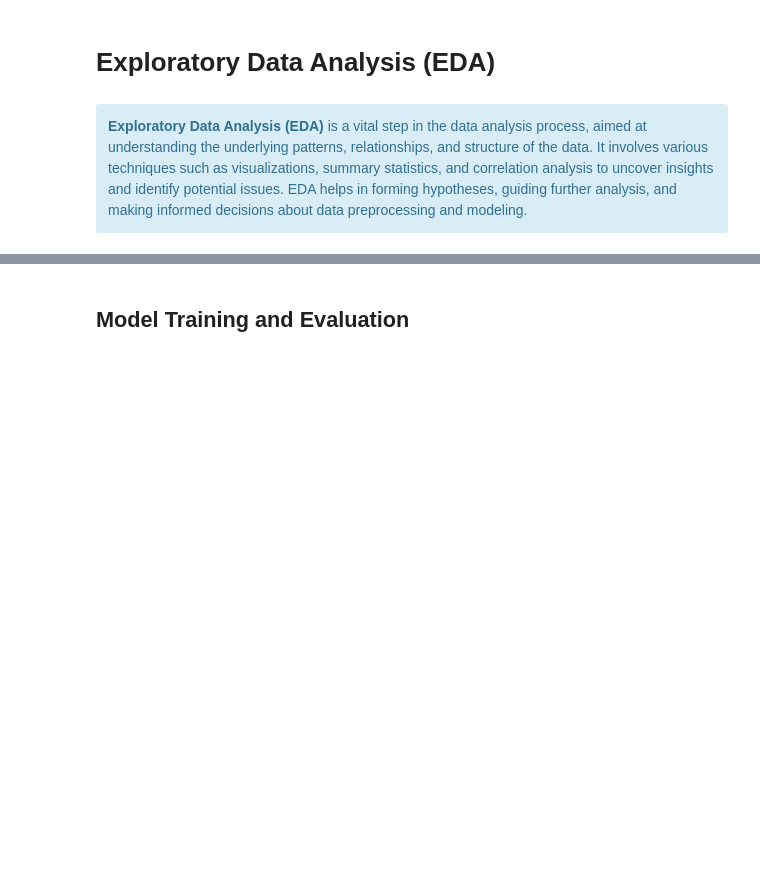
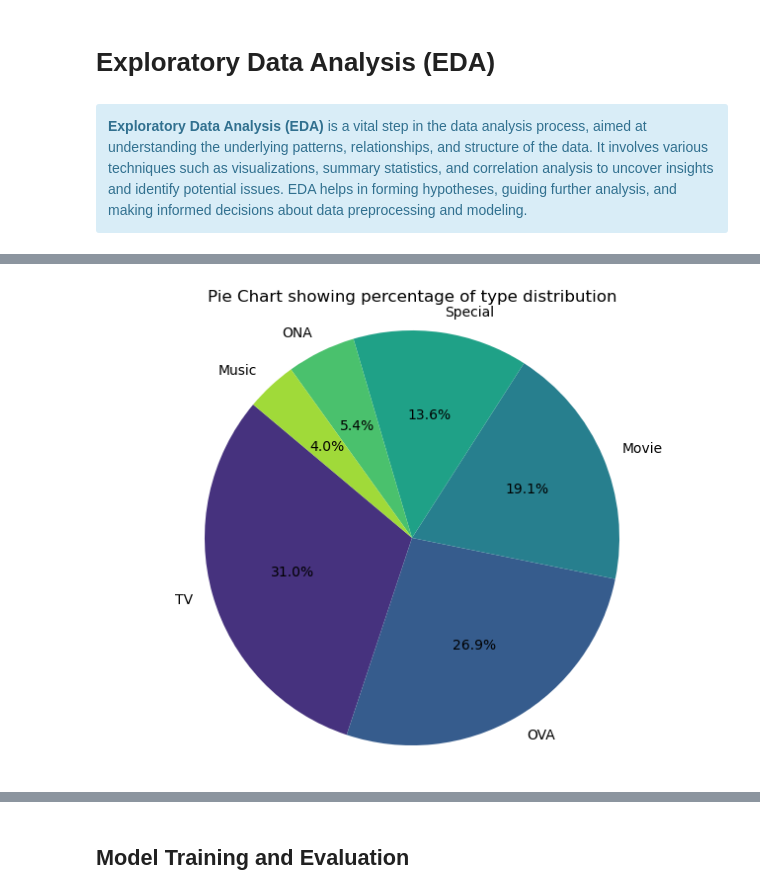
Before and after one commit to Refilwemasapu/Unsupervised-Learning_EG1, a Jupyter notebook: Unsupervised_Learning.ipynb, the cells around one changed output, grey strips where cells are left out. Cells and saved outputs as stored; diff of their text form; code cells hidden in the pictures; blank space fills up the shorter version.

```diff
--- a/Unsupervised_Learning.ipynb
+++ b/Unsupervised_Learning.ipynb
@@ -367 +452,18 @@ plt.show()
+# %%
+# Calculate the count of each anime type
+type_counts = anime_data['type'].value_counts()
+
+# Create the pie chart
+plt.figure(figsize=(8, 6))
+
+# Get the 'viridis' color palette with as many colors as there are unique anime types
+colors = sns.color_palette("viridis", len(type_counts))
+
+# Create the pie chart with the 'viridis' color palette
+plt.pie(type_counts, labels=type_counts.index, autopct='%1.1f%%', startangle=140, colors=colors)
+plt.title('Pie Chart showing percentage of type distribution')
+plt.axis('equal')  # Equal aspect ratio ensures that pie is drawn as a circle.
+plt.show()
+# %% [output]
+[figure, added]
 # %%
```
Also changed, not shown: parts of 23 cells of this notebook.
